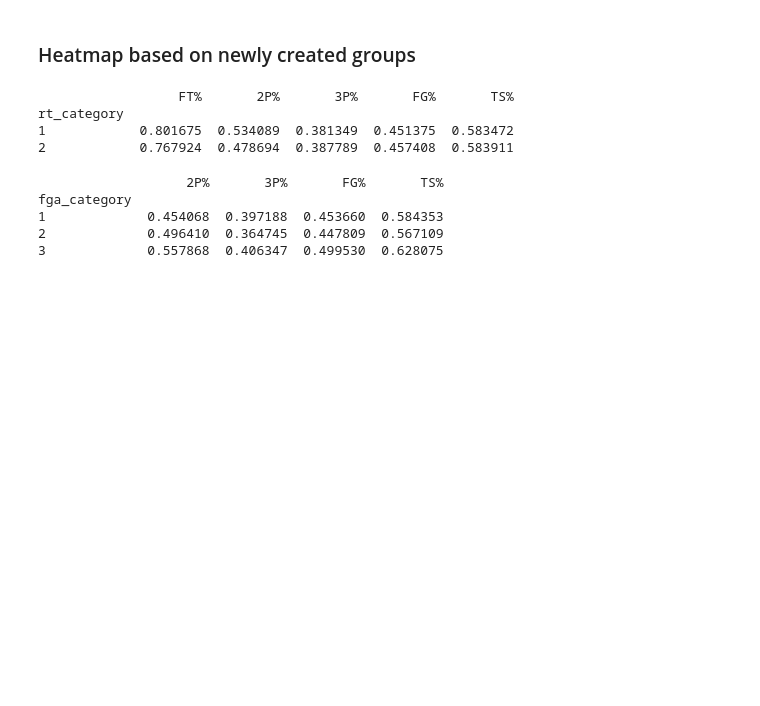
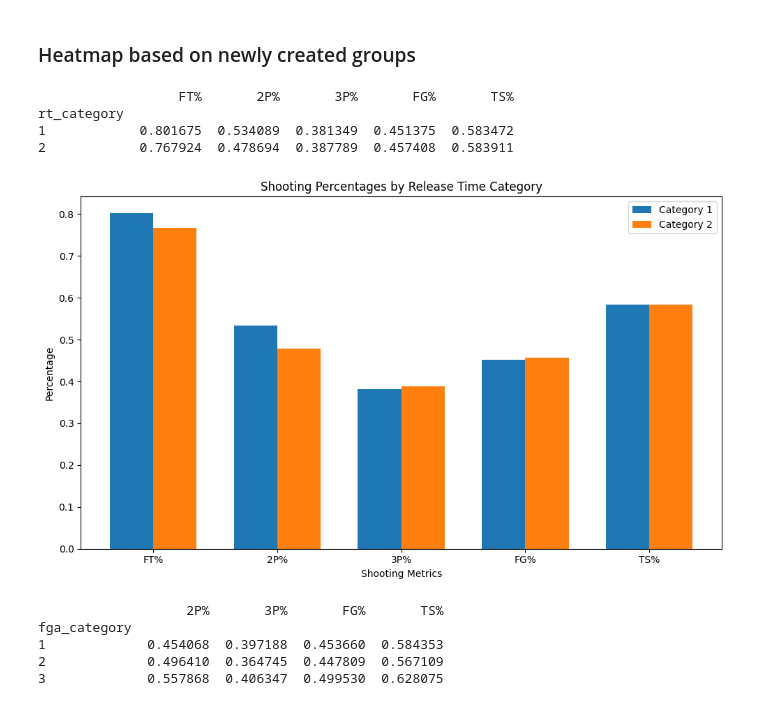
Before and after one commit to domasbel/DataVisualization, a Jupyter notebook: NBA_players_motions/notebook.ipynb, the cells around one changed output. Cells and saved outputs as stored; diff of their text form; code cells hidden in the pictures; blank space fills up the shorter version.

```diff
--- a/NBA_players_motions/notebook.ipynb
+++ b/NBA_players_motions/notebook.ipynb
@@ -168,6 +166,33 @@ print(heatmap_rt)
 rt_category
 1            0.801675  0.534089  0.381349  0.451375  0.583472
 2            0.767924  0.478694  0.387789  0.457408  0.583911
+# %%
+def create_grouped_bar_plot():
+    categories = heatmap_rt.index
+    metrics = heatmap_rt.columns
+
+    bar_width = 0.35
+    index = np.arange(len(metrics))
+
+    fig, ax = plt.subplots(figsize=(10, 6))
+
+    for i, category in enumerate(categories):
+        ax.bar(index + i * bar_width, heatmap_rt.loc[category], bar_width, label=f'Category {category}')
+
+    ax.set_xlabel('Shooting Metrics')
+    ax.set_ylabel('Percentage')
+    ax.set_title('Shooting Percentages by Release Time Category')
+    ax.set_xticks(index + bar_width / 2)
+    ax.set_xticklabels(metrics)
+    ax.legend()
+
+    plt.tight_layout()
+    plt.show()
+
+# Create the grouped bar plot
+create_grouped_bar_plot()
+# %% [output]
+[figure, added]
 # %%
 heatmap_fga = merged_df.loc[merged_df.fga_category.isin([1,2,3]), ['fga_category','2P%','3P%','FG%','TS%']].groupby('fga_category').mean()
 print(heatmap_fga)
```
Also changed, not shown: parts of 12 cells of this notebook.
